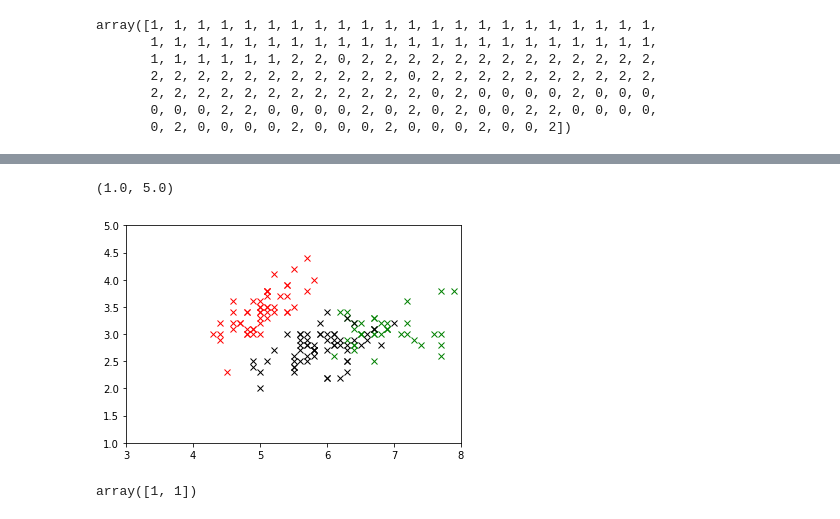
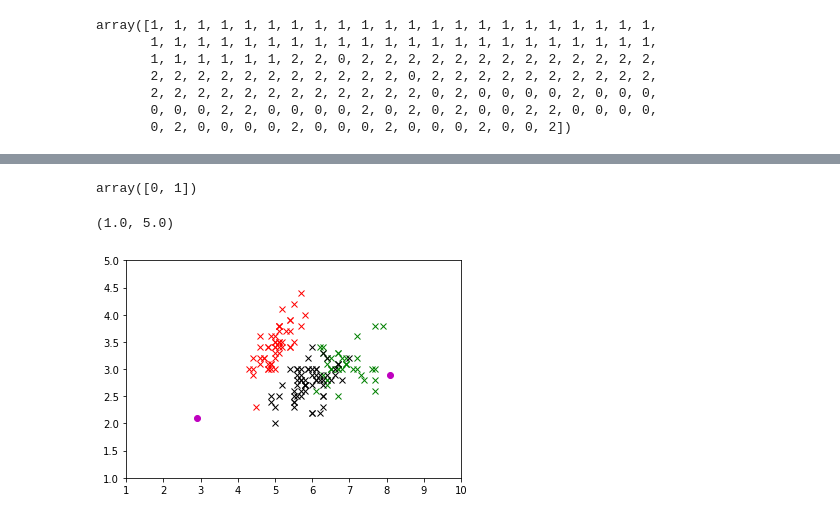
Before and after one commit to lmdlm/ETtasks, a Jupyter notebook: Emerging Technologies Tasks.ipynb, the cells around one changed output, grey strips where cells are left out. Cells and saved outputs as stored; diff of their text form; code cells hidden in the pictures.

```diff
--- a/Emerging Technologies Tasks.ipynb
+++ b/Emerging Technologies Tasks.ipynb
@@ -226,19 +203,20 @@ array([1, 1, 1, 1, 1, 1, 1, 1, 1, 1, 1, 1, 1, 1, 1, 1, 1, 1, 1, 1, 1, 1,
+# %%
+# Predict the cluster for two points.
+newvals = np.array([[8.1, 2.9, 5.3, 1.3], [2.9, 2.1, 1.1, 0.1]])
+predictions = kmeans.predict(newvals)
+predictions
+# %% [output]
+array([0, 1])
 # %%
 # Plot the data set.
 plt.plot(irisData[kmeans.labels_ == 0][:,0], irisData[kmeans.labels_ == 0][:,1], 'gx')
 plt.plot(irisData[kmeans.labels_ == 1][:,0], irisData[kmeans.labels_ == 1][:,1], 'rx')
 plt.plot(irisData[kmeans.labels_ == 2][:,0], irisData[kmeans.labels_ == 2][:,1], 'kx')
 plt.plot(irisData[kmeans.labels_ == 3][:,0], irisData[kmeans.labels_ == 3][:,1], 'bx')
+plt.plot(newvals[:,0], newvals[:,1], 'mo')
 # Set reasonable limits.
-plt.xlim([3,8])
+plt.xlim([1,10])
 plt.ylim([1,5])
 # %% [output]
 (1.0, 5.0)
-[figure, old version]
+[figure, new version]
-# %%
-# Predict the cluster for two points.
-newvals = np.array([[3.1, 2.9, 2.3, 0.3], [1.9, 1.1, 1.1, 0.1]])
-predictions = kmeans.predict(newvals)
-predictions
-# %% [output]
-array([1, 1])
```
Also changed, not shown: parts of 10 cells of this notebook.
